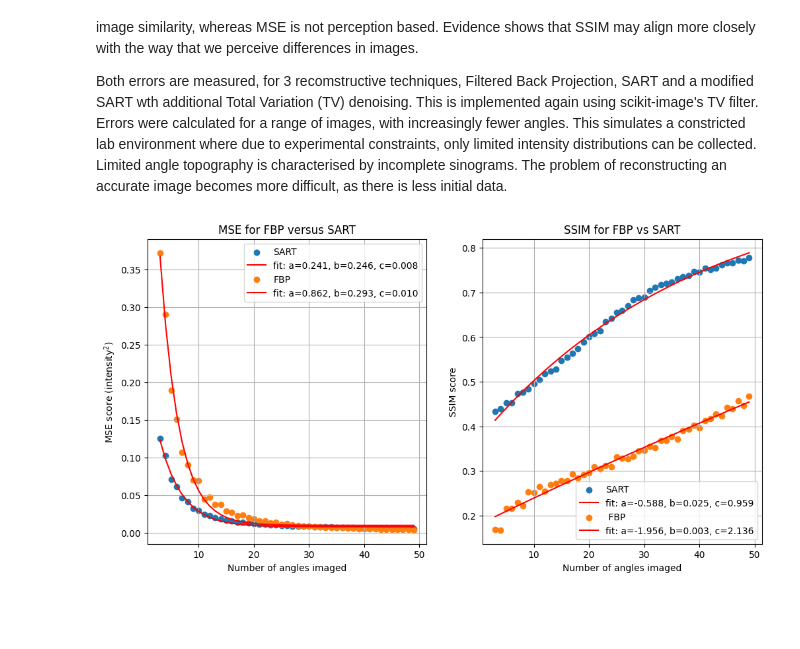
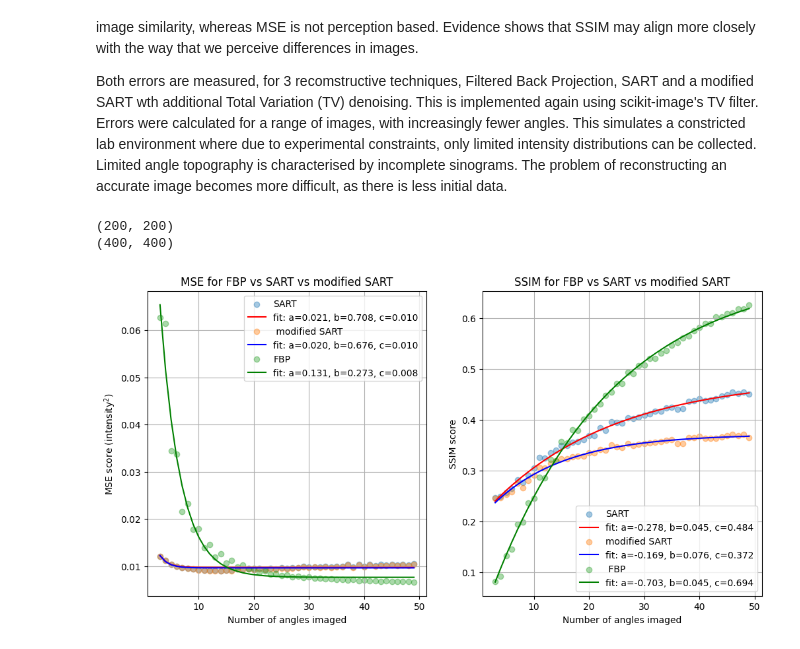
Before and after one commit to msmith693/tomography, a Jupyter notebook: torus_simulation.ipynb, the cells around one changed output. Cells and saved outputs as stored; diff of their text form; code cells hidden in the pictures; blank space fills up the shorter version.

```diff
--- a/torus_simulation.ipynb
+++ b/torus_simulation.ipynb
@@ -387,8 +417,16 @@ Another way of comparing images is the Structural Similarity Index, or SSIM. Thi
 
 
 Both errors are measured, for 3 recomstructive techniques, Filtered Back Projection, SART and a modified SART wth additional Total Variation (TV) denoising. This is implemented again using scikit-image's TV filter. Errors were calculated for a range of images, with increasingly fewer angles. This simulates a constricted lab environment where due to experimental constraints, only limited intensity distributions can be collected. Limited angle topography is characterised by incomplete sinograms. The problem of reconstructing an accurate image becomes more difficult, as there is less initial data.
+# %%
+image = torus_image[:, :, 100]
+print(image.shape)
+image = shepp_logan_phantom()
+print(image.shape)
+# %% [output]
+(200, 200)
+(400, 400)
 # %%
-theta_sparse = np.linspace(0, 180, 10, endpoint=False)
+num_projections = generate_num_projections(10)
 
 
 def calculate_mse(original_image, reconstructed_image):
@@ -403,40 +441,49 @@ def calculate_ssim(original_image, reconstructed_image):
     )  # NOTE: Does data range vary between original and reconstrcted images?
 
 
-def generate_sparse_sinogram(num_desired_slices, original_image):
-    theta_sparse = np.linspace(0, 180, num_desired_slices, endpoint=False)
-    sparse_sinogram = radon(original_image, theta=theta_sparse)
-    return sparse_sinogram
-
+# NOTE different images, clean this up
 
 image = torus_image[:, :, 100]
+image = shepp_logan_phantom()
+# downsampling shepp logan phantom image
+image = resize(image, (image.shape[0] // 2, image.shape[1] // 2), anti_aliasing=True)
+image = io.imread("images/cells.tif")[32, :, :]
+# downsampling cells image
+image = resize(image, (image.shape[0] // 2, image.shape[1] // 2), anti_aliasing=True)
 
 num_desired_slices = np.arange(3, 50, step=1)
 mse_fbp = []
 ssim_fbp = []
 mse_sart = []
 ssim_sart = []
+mse_modified_sart = []
+ssim_modified_sart = []
 for i in num_desired_slices:
-    sparse_sinogram = generate_sparse_sinogram(i, image)
+    sparse_sinogram = generate_sparse_sinogram(image, i)
     reconstruction_fbp = iradon(sparse_sinogram)
     mse_fbp.append(calculate_mse(image, reconstruction_fbp))
     ssim_fbp.append(calculate_ssim(image, reconstruction_fbp))
     reconstruction_sart = iradon_sart(sparse_sinogram)
     mse_sart.append(calculate_mse(image, reconstruction_sart))
     ssim_sart.append(calculate_ssim(image, reconstruction_sart))
+    reconstruction_modified_sart = modified_sart_plus_tv(sparse_sinogram, weight=0.01)
+    mse_modified_sart.append(calculate_mse(image, reconstruction_modified_sart))
+    ssim_modified_sart.append(calculate_ssim(image, reconstruction_modified_sart))
 
 
-# curve fitting with epontential function
+# curve fitting with expontential function
 def func(x, a, b, c):
     return a * np.exp(-b * x) + c
 
 
 fig, (ax1, ax2) = plt.subplots(1, 2, figsize=(12, 6))
-ax1.set_title("MSE for FBP versus SART")
+ax1.set_title("MSE for FBP vs SART vs modified SART")
 ax1.set_xlabel("Number of angles imaged")
 ax1.set_ylabel("MSE score (intensity$^2$)")
 ax1.grid()
-ax1.scatter(num_desired_slices, mse_sart, label="SART")
+
+# plot SART MSE vals
+ax1.scatter(num_desired_slices, mse_sart, label="SART", alpha=0.4)
 
 popt, pcov = curve_fit(func, num_desired_slices, mse_sart, p0=[1, 0.5, 0])
 ax1.plot(
@@ -444,44 +491,71 @@ ax1.plot(
     func(num_desired_slices, *popt),
     "r-",
     label="fit: a=%5.3f, b=%5.3f, c=%5.3f" % tuple(popt),
+    color="red",
 )
 
-ax1.scatter(num_desired_slices, mse_fbp, label="FBP")
+# plot modified SART MSE vals
+ax1.scatter(num_desired_slices, mse_modified_sart, label=" modified SART", alpha=0.4)
+popt, pcov = curve_fit(func, num_desired_slices, mse_modified_sart, p0=[1, 0.5, 0])
+ax1.plot(
+    num_desired_slices,
+    func(num_desired_slices, *popt),
+    "r-",
+    label="fit: a=%5.3f, b=%5.3f, c=%5.3f" % tuple(popt),
+    color="blue",
+)
 
+# plot FBP MSE vals
+ax1.scatter(num_desired_slices, mse_fbp, label="FBP", alpha=0.4)
 popt, pcov = curve_fit(func, num_desired_slices, mse_fbp, p0=[1, 0.5, 0])
 ax1.plot(
     num_desired_slices,
     func(num_desired_slices, *popt),
     "r-",
     label="fit: a=%5.3f, b=%5.3f, c=%5.3f" % tuple(popt),
+    color="green",
 )
 
-ax1.legend()
-ax2.set_title("SSIM for FBP vs SART")
+ax2.set_title("SSIM for FBP vs SART vs modified SART")
 ax2.set_xlabel("Number of angles imaged")
 ax2.set_ylabel("SSIM score")
 ax2.grid()
-ax2.scatter(num_desired_slices, ssim_sart, label="SART")
 
+# plot SART SSIM vals
+ax2.scatter(num_desired_slices, ssim_sart, label="SART", alpha=0.4)
 popt, pcov = curve_fit(func, num_desired_slices, ssim_sart, p0=[-1, 0.5, 1])
 ax2.plot(
     num_desired_slices,
     func(num_desired_slices, *popt),
     "r-",
     label="fit: a=%5.3f, b=%5.3f, c=%5.3f" % tuple(popt),
+    color="red",
 )
 
-ax2.scatter(num_desired_slices, ssim_fbp, label=" FBP")
+# plot modified SART SSIM vals
+ax2.scatter(num_desired_slices, ssim_modified_sart, label="modified SART", alpha=0.4)
+popt, pcov = curve_fit(func, num_desired_slices, ssim_modified_sart, p0=[-1, 0.5, 1])
+ax2.plot(
+    num_desired_slices,
+    func(num_desired_slices, *popt),
+    "r-",
+    label="fit: a=%5.3f, b=%5.3f, c=%5.3f" % tuple(popt),
+    color="blue",
+)
+
+ax2.scatter(num_desired_slices, ssim_fbp, label=" FBP", alpha=0.4)
 
 popt, pcov = curve_fit(func, num_desired_slices, ssim_fbp, p0=[-1, 0.5, 1])
 ax2.plot(
     num_desired_slices,
     func(num_desired_slices, *popt),
     "r-",
     label="fit: a=%5.3f, b=%5.3f, c=%5.3f" % tuple(popt),
+    color="green",
 )
 
+ax1.legend()
 ax2.legend()
 plt.show()
 # %% [output]
-[figure, old version]
+[figure, new version]
```
Also changed, not shown: parts of 6 cells of this notebook.
